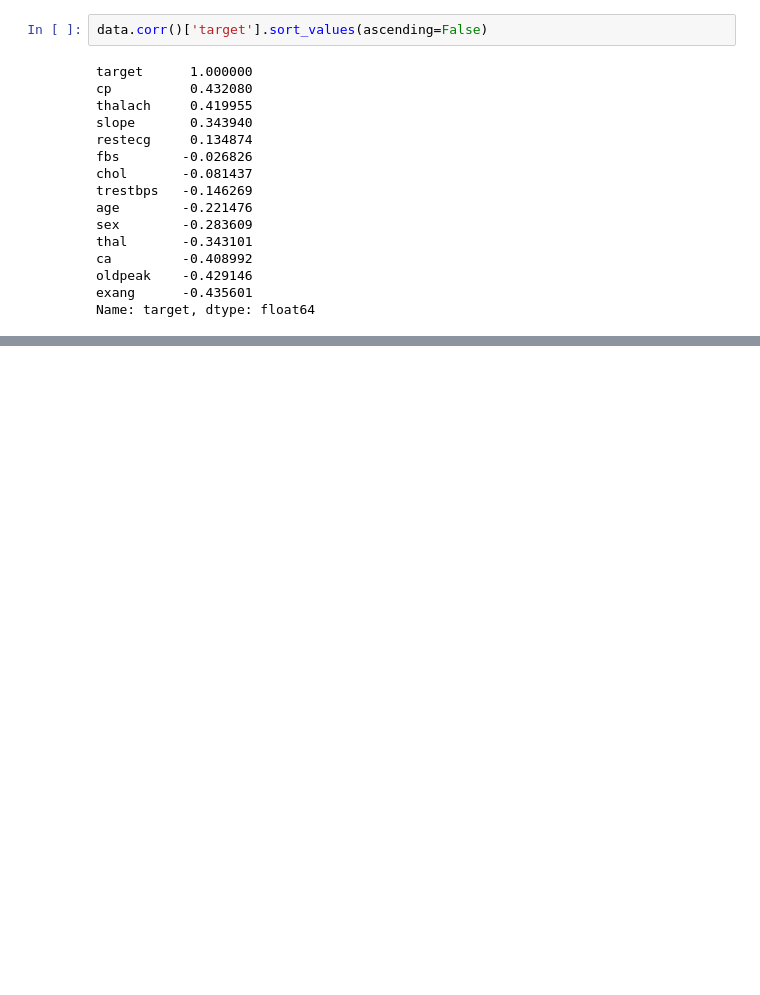
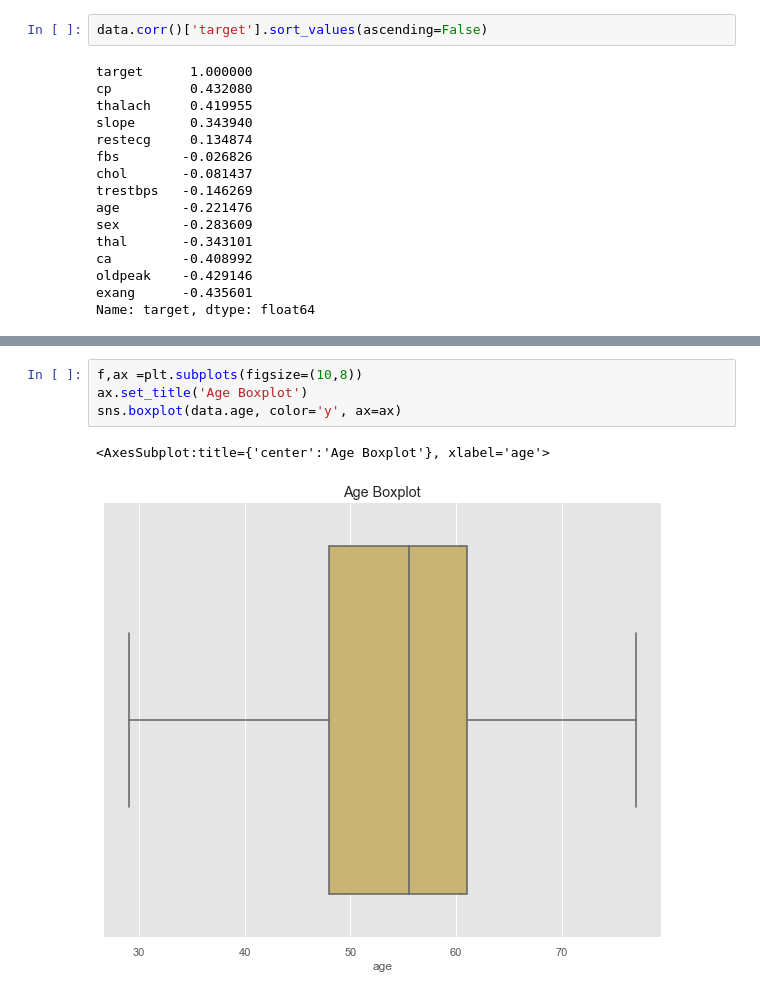
Before and after one commit to Omuk/Fullstack-Data-Analyst, a Jupyter notebook: Learning/code_examples/practice/practice_field.ipynb, the cells around one changed output, grey strips where cells are left out. Saved outputs shown, nothing was run; the diff lists cells and outputs as text; blank space fills up the shorter version.

```diff
--- a/Learning/code_examples/practice/practice_field.ipynb
+++ b/Learning/code_examples/practice/practice_field.ipynb
@@ -72,0 +65,7 @@ orig_sex_val = data.sex
+# %%
+f,ax =plt.subplots(figsize=(10,8))
+ax.set_title('Age Boxplot')
+sns.boxplot(data.age, color='y', ax=ax)
+# %% [output]
+<AxesSubplot:title={'center':'Age Boxplot'}, xlabel='age'>
+[figure, added]
```
Also changed, not shown: parts of 16 cells of this notebook.
